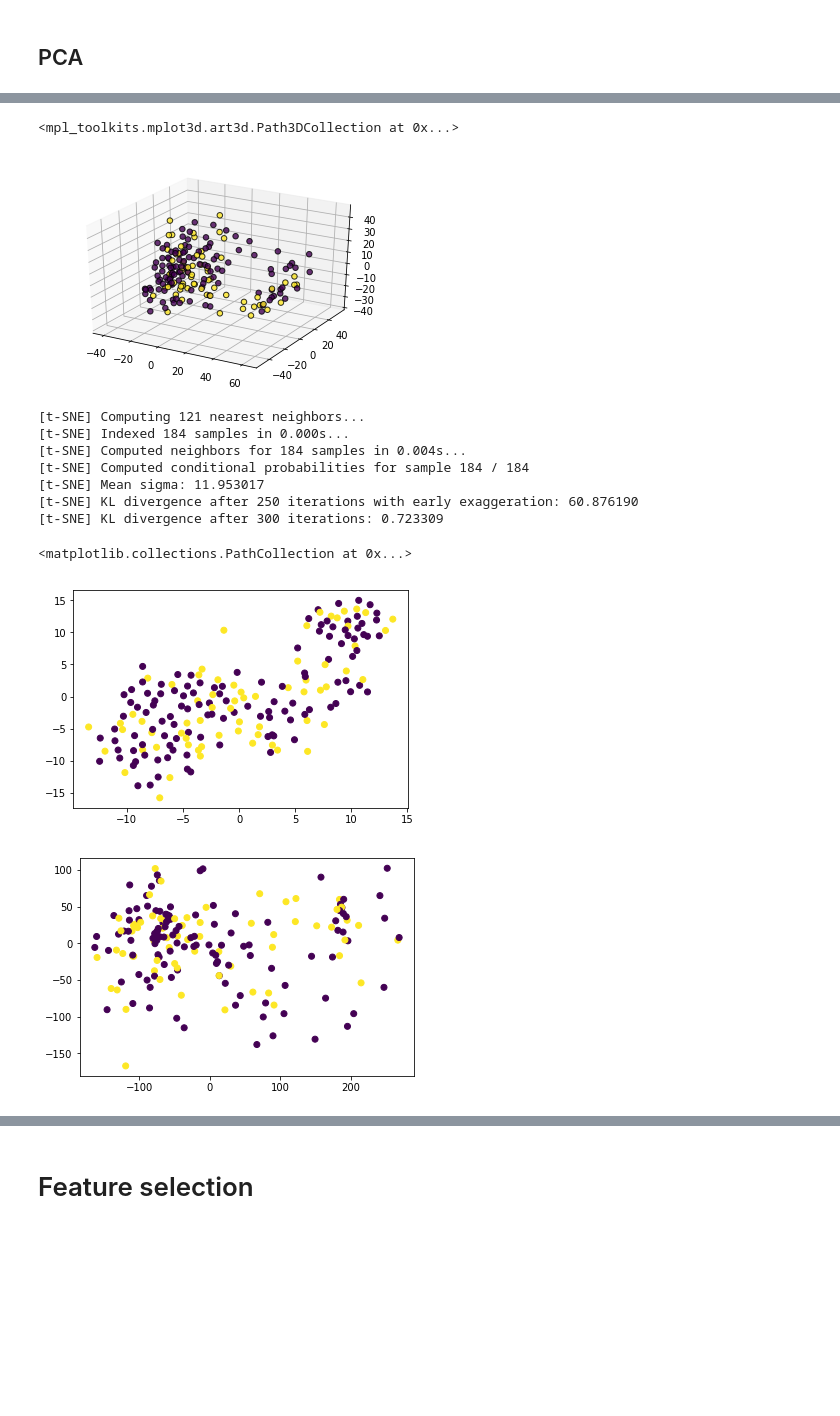
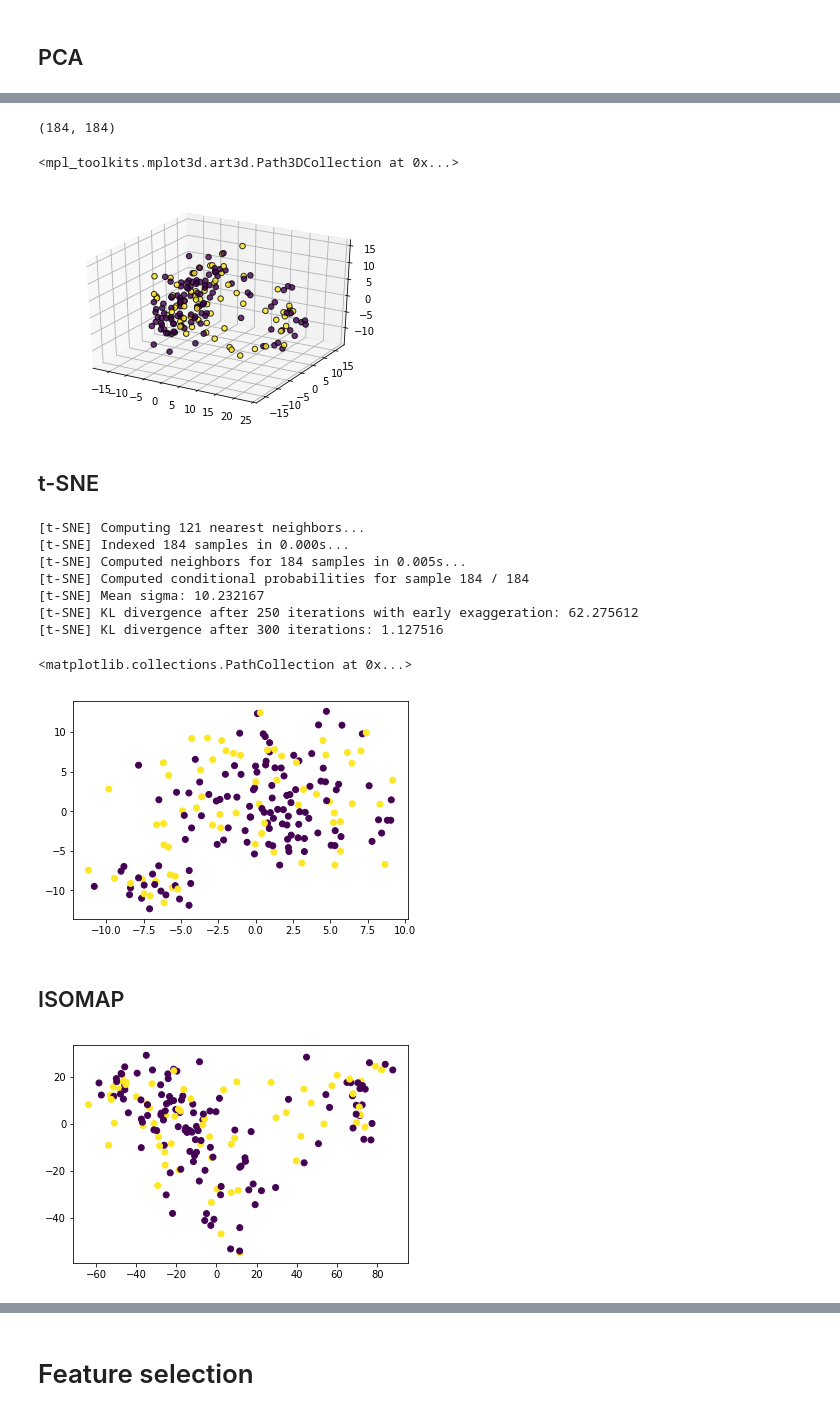
Before and after one commit to salelkafrawy/breast_cancer_relapse, a Jupyter notebook: Breast_Cancer_Project.ipynb, the cells around one changed output, grey strips where cells are left out. Drawn from its saved outputs; the diff is of its cells as text; code cells hidden in the pictures; blank space fills up the shorter version.

```diff
--- a/Breast_Cancer_Project.ipynb
+++ b/Breast_Cancer_Project.ipynb
@@ -20,20 +23,19 @@ import matplotlib.pyplot as plt
 
 warnings.filterwarnings('ignore')
 # %%
-df_main = pd.read_csv('xtrain.txt', header = None, sep = '\t')
-df_main.set_index(0, inplace = True)
+df_main = pd.read_csv('xtrain.txt', header = None, sep = '\t', index_col = 0)
+# df_main.set_index(0, inplace = True)
 df_main = df_main.transpose()
-df_main.index
-
+df_main.head()
 
 # Read the y values
 df_y = pd.read_csv('ytrain.txt', header = None)
-df_y.index = 1+np.arange(184)
+# df_y.index = 1+np.arange(184)
 
-# Concatenate both
-df_main['y'] = df_y[0:]
-df_main = df_main.astype({'y':'category'})
+# # Concatenate both
+# df_main['y'] = df_y[0:]
+# df_main = df_main.astype({'y':'category'})
 
-df_main.info()
+df_y.info()
 # %% [output]
 <class 'pandas.core.frame.DataFrame'>
@@ -47,7 +85,12 @@ memory usage: 6.5 MB
 # %% [markdown]
 # Applying Different Models
 # %%
-x = df_main.drop(['y'], axis = 1).values
-y = np.array(df_main.y.values)
+x = df_lasso.values
+y = np.array(df_y.values)
 
-x_train, x_test, y_train, y_test = train_test_split(x, y, test_size=0.33, random_state=42)
+scaler = preprocessing.StandardScaler()
+
+# x = scaler.fit_transform(x)
+# x = preprocessing.MinMaxScaler().fit_transform(x)
+
+x_train, x_test, y_train, y_test = train_test_split(x, y, test_size=0.33, random_state=42, shuffle=True)
@@ -216,0 +252,3 @@ plt.scatter(df['pca-one'], df['pca-two'], c = df['y'])
+# %%
+pca = PCA(n_components=184)
+pca.fit(x, y)
@@ -217,10 +258,14 @@ plt.scatter(df['pca-one'], df['pca-two'], c = df['y'])
+# %%
+pca.components_.shape
+# %% [output]
+(184, 184)
 # %%
 from mpl_toolkits.mplot3d import axes3d
 
 fig = plt.figure()
 ax = fig.add_subplot(1, 1, 1)
 ax = fig.gca(projection='3d')
-ax.scatter(df['pca-one'], df['pca-two'], df['pca-three'], alpha=0.8, c=df.y, edgecolors='none', s=30)
+ax.scatter(df['pca-one'], df['pca-two'], df['pca-three'], alpha=0.8, c=df_y.values.reshape(-1,), edgecolors='none', s=30)
 # %% [output]
 <mpl_toolkits.mplot3d.art3d.Path3DCollection at 0x...>
-[figure, old version]
+[figure, new version]
@@ -229,17 +272,19 @@ ax.scatter(df['pca-one'], df['pca-two'], df['pca-three'], alpha=0.8, c=df.y, edg
+# %% [markdown]
+## t-SNE
 # %%
 n_sne = 7000
 
 tsne = TSNE(n_components=2, verbose=1, perplexity=40, n_iter=300)
-tsne_results = tsne.fit_transform(df.drop(['y'], axis = 1).values)
+tsne_results = tsne.fit_transform(x)
 
-plt.scatter(tsne_results[:,0], tsne_results[:,1], c = df['y'])
+plt.scatter(tsne_results[:,0], tsne_results[:,1], c = df_y.values.reshape(-1,))
 # %% [output]
 [t-SNE] Computing 121 nearest neighbors...
 [t-SNE] Indexed 184 samples in 0.000s...
-[t-SNE] Computed neighbors for 184 samples in 0.004s...
+[t-SNE] Computed neighbors for 184 samples in 0.005s...
 [t-SNE] Computed conditional probabilities for sample 184 / 184
-[t-SNE] Mean sigma: 11.953017
-[t-SNE] KL divergence after 250 iterations with early exaggeration: 60.876190
-[t-SNE] KL divergence after 300 iterations: 0.723309
+[t-SNE] Mean sigma: 10.232167
+[t-SNE] KL divergence after 250 iterations with early exaggeration: 62.275612
+[t-SNE] KL divergence after 300 iterations: 1.127516
 <matplotlib.collections.PathCollection at 0x...>
-[figure, old version]
+[figure, new version]
@@ -253,14 +291,14 @@ plt.scatter(tsne_results[:,0], tsne_results[:,1], c = df['y'])
+# %% [markdown]
+## ISOMAP
 # %%
 n_neighbors = 10
 n_components = 2
 y_iso = Isomap(n_neighbors, n_components).fit_transform(x)
 
 ax = fig.add_subplot(111)
-plt.scatter(y_iso[:, 0], y_iso[:, 1], c=y)#, cmap=plt.cm.Spectral)
-# plt.title("Isomap on S curve")
-ax.xaxis.set_major_formatter(NullFormatter())
-ax.yaxis.set_major_formatter(NullFormatter())
+plt.scatter(y_iso[:, 0], y_iso[:, 1], c=y.reshape(-1,))#, cmap=plt.cm.Spectral)
+
 plt.axis('tight')
 plt.show()
 # %% [output]
-[figure, old version]
+[figure, new version]
```
Also changed, not shown: parts of 47 cells of this notebook.
